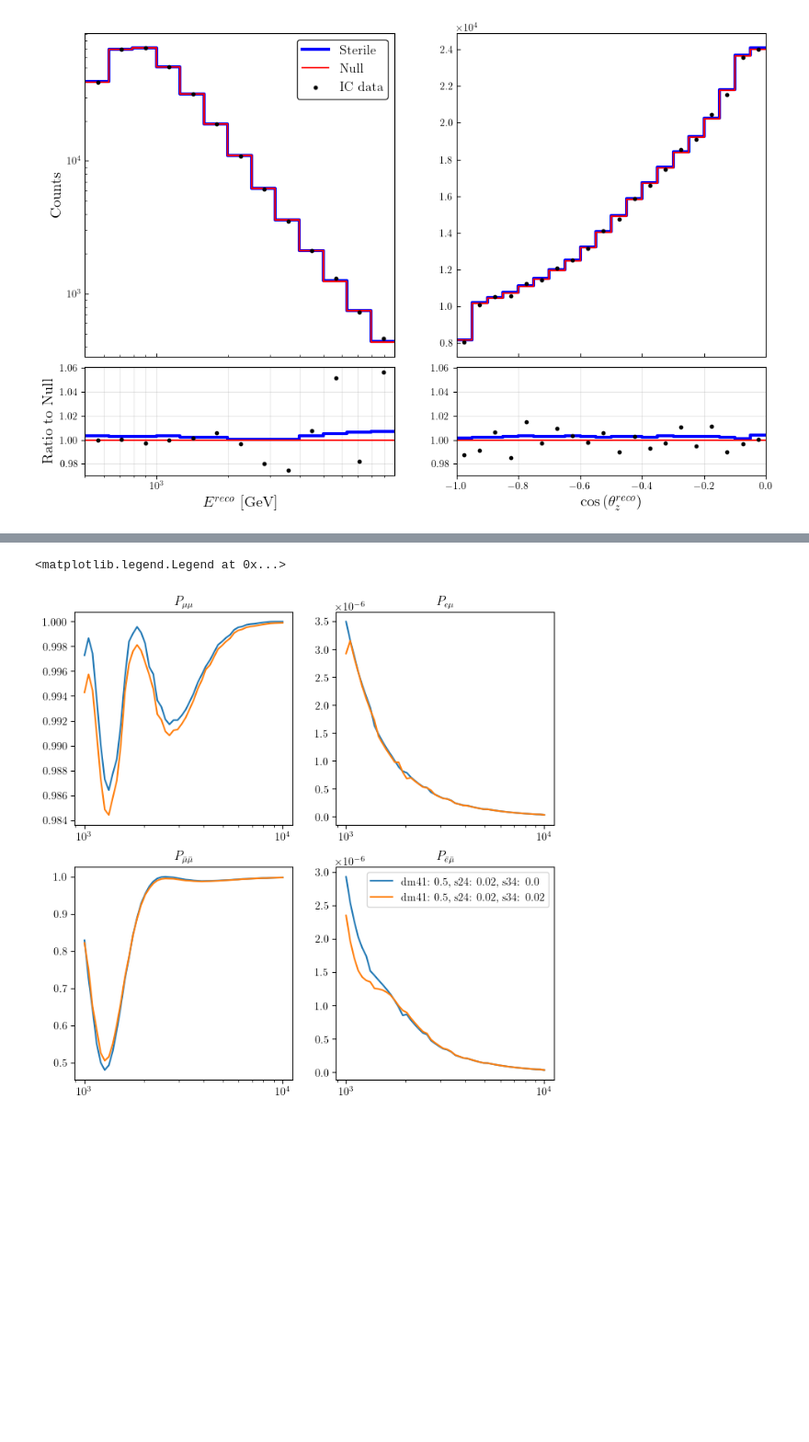
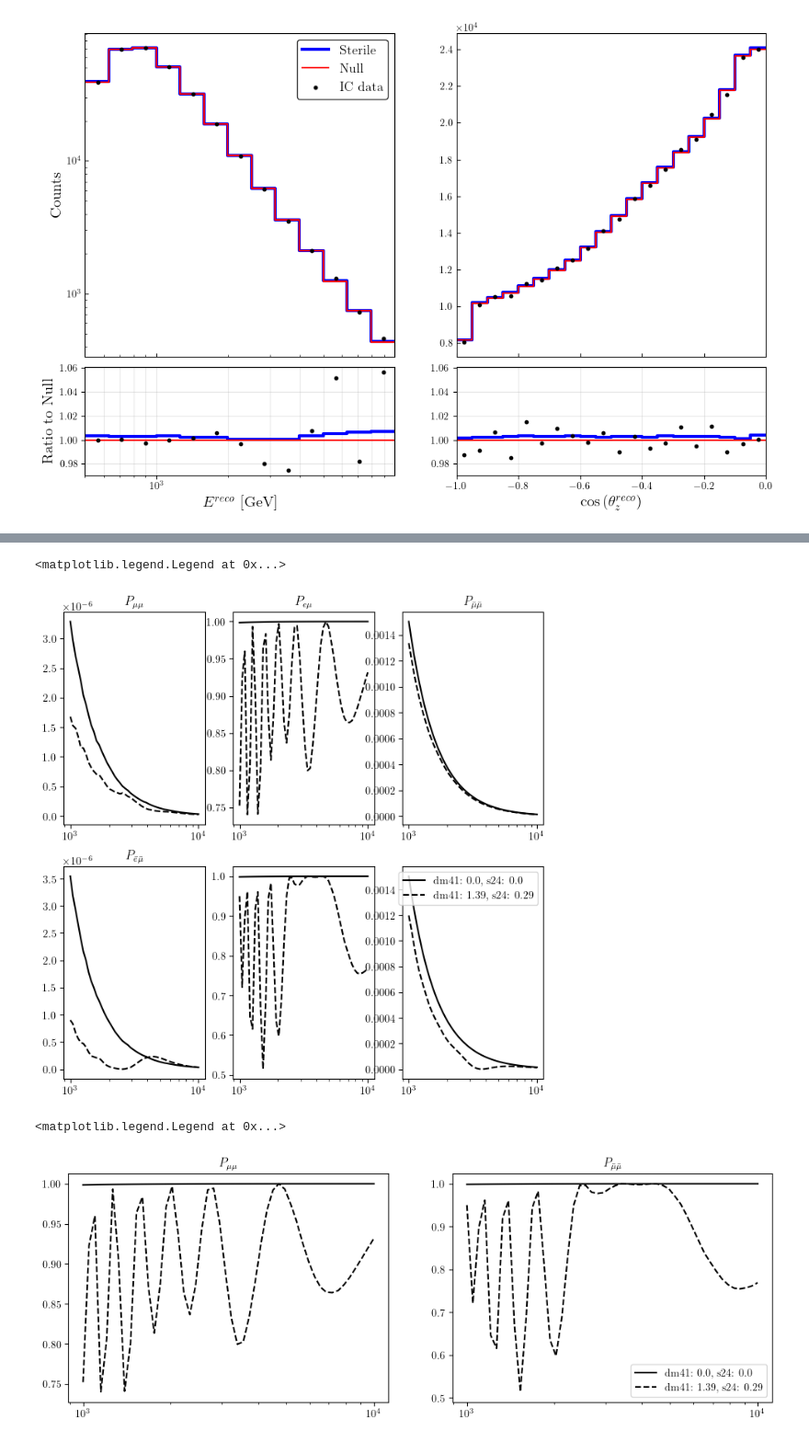
Before and after one commit to Sjoeborg/thesis, a Jupyter notebook: notebooks/event_processing.ipynb, the cells around one changed output, grey strips where cells are left out. Shown at 92% size. Drawn from its saved outputs; the diff is of its cells as text; code cells hidden in the pictures; blank space fills up the shorter version.

```diff
--- a/notebooks/event_processing.ipynb
+++ b/notebooks/event_processing.ipynb
@@ -256,37 +282,77 @@ savethesis(fig, 'final_rate_plot')
 # %%
 # Plots for Smirnov 2013
-from plotter import P_over_E_parameter
-temp_params = list_of_params(ic_params, np.array([0.5]), np.array([0.02]), np.array([0,0.02]))
-Pam = P_over_E_parameter('m', param_dict_list=temp_params, E_range=np.logspace(3,4,50), theta_i = np.pi - np.arccos(-1), ndim = 4, anti=True)
-Pm = P_over_E_parameter('m', param_dict_list=temp_params, E_range=np.logspace(3,4,50), theta_i = np.pi - np.arccos(-1), ndim = 4, anti=False)
-Pe = P_over_E_parameter('e', param_dict_list=temp_params, E_range=np.logspace(3,4,50), theta_i = np.pi - np.arccos(-1), ndim = 4, anti=False)
-Pae = P_over_E_parameter('e', param_dict_list=temp_params, E_range=np.logspace(3,4,50), theta_i = np.pi - np.arccos(-1), ndim = 4, anti=True)
+from src.plotter import P_over_E_parameter
+null_params = ic_params.copy()
+null_params['dm_41'] = 0.
+null_params['theta_24'] = 0.
+temp_params = [null_params, param_list[70]]
+Pam = P_over_E_parameter('m', param_dict_list=temp_params, E=np.logspace(3,4,50), zenith = -1, ndim = 4, anti=True)
+Pm = P_over_E_parameter('m', param_dict_list=temp_params, E=np.logspace(3,4,50), zenith = -1, ndim = 4, anti=False)
+Pe = P_over_E_parameter('e', param_dict_list=temp_params, E=np.logspace(3,4,50), zenith = -1, ndim = 4, anti=False)
+Pae = P_over_E_parameter('e', param_dict_list=temp_params, E=np.logspace(3,4,50), zenith = -1, ndim = 4, anti=True)
+
+Pt = P_over_E_parameter('t', param_dict_list=temp_params, E=np.logspace(3,4,50), zenith = -1, ndim = 4, anti=False)
+Pat = P_over_E_parameter('t', param_dict_list=temp_params, E=np.logspace(3,4,50), zenith = -1, ndim = 4, anti=True)
 
 Pamam = Pam[:,1]
 Pmm = Pm[:,1]
 Pem = Pe[:,1]
 Paeam = Pae[:,1]
+
+Ptm = Pt[:,1]
+Patam = Pat[:,1]
+# %%
+fig, ax = plt.subplots(2,3, figsize=(8,8))
+ax = ax.flatten()
+c = ['k']
+ls = ['solid', 'dashed']
+for i,prob in enumerate(Pmm):
+    ax[1].plot(np.logspace(3,4,50), prob, label=f'dm41: {np.round(temp_params[i]["dm_41"],2)}, s24: {np.round(np.sin(2*temp_params[i]["theta_24"])**2,2)}', c = c[0], ls = ls[i])
+for i,prob in enumerate(Pem):
+    ax[0].plot(np.logspace(3,4,50), prob, label=f'dm41: {np.round(temp_params[i]["dm_41"],2)}, s24: {np.round(np.sin(2*temp_params[i]["theta_24"])**2,2)}', c = c[0], ls = ls[i])
+for i,prob in enumerate(Pamam):
+    ax[4].plot(np.logspace(3,4,50), prob, label=f'dm41: {np.round(temp_params[i]["dm_41"],2)}, s24: {np.round(np.sin(2*temp_params[i]["theta_24"])**2,2)}', c = c[0], ls = ls[i])
+for i,prob in enumerate(Paeam):
+    ax[3].plot(np.logspace(3,4,50), prob, label=f'dm41: {np.round(temp_params[i]["dm_41"],2)}, s24: {np.round(np.sin(2*temp_params[i]["theta_24"])**2,2)}', c = c[0], ls = ls[i])
+
+for i,prob in enumerate(Ptm):
+    ax[2].plot(np.logspace(3,4,50), prob, label=f'dm41: {np.round(temp_params[i]["dm_41"],2)}, s24: {np.round(np.sin(2*temp_params[i]["theta_24"])**2,2)}', c = c[0], ls = ls[i])
+for i,prob in enumerate(Patam):
+    ax[5].plot(np.logspace(3,4,50), prob, label=f'dm41: {np.round(temp_params[i]["dm_41"],2)}, s24: {np.round(np.sin(2*temp_params[i]["theta_24"])**2,2)}', c = c[0], ls = ls[i])
+
+
+ax[0].set_xscale('log')
+ax[1].set_xscale('log')
+ax[2].set_xscale('log')
+ax[3].set_xscale('log')
+ax[4].set_xscale('log')
+ax[5].set_xscale('log')
+
+ax[0].set_title('$P_{\mu\mu}$')
+ax[1].set_title('$P_{e\mu}$')
+ax[2].set_title('$P_{\\bar{\mu}\\bar{\mu}}$')
+ax[3].set_title('$P_{\\bar{e}\\bar{\mu}}$')
+plt.legend()
+# %% [output]
+<matplotlib.legend.Legend at 0x...>
+[figure, added]
 # %%
-fig, ax = plt.subplots(2,2, figsize=(8,8))
+fig, ax = plt.subplots(1,2, figsize=(12,4))
 ax = ax.flatten()
+c = ['k']
+ls = ['solid', 'dashed']
 for i,prob in enumerate(Pmm):
-    ax[0].plot(np.logspace(3,4,50), prob, label=f'dm41: {np.round(temp_params[i]["dm_41"],2)}, s24: {np.round(np.sin(2*temp_params[i]["theta_24"])**2,2)}, s34: {np.round(np.sin(2*temp_params[i]["theta_34"])**2,2)}')
-for i,prob in enumerate(Pem):
-    ax[1].plot(np.logspace(3,4,50), prob, label=f'dm41: {np.round(temp_params[i]["dm_41"],2)}, s24: {np.round(np.sin(2*temp_params[i]["theta_24"])**2,2)}, s34: {np.round(np.sin(2*temp_params[i]["theta_34"])**2,2)}')
+    ax[0].plot(np.logspace(3,4,50), prob, label=f'dm41: {np.round(temp_params[i]["dm_41"],2)}, s24: {np.round(np.sin(2*temp_params[i]["theta_24"])**2,2)}', c = c[0], ls = ls[i])
 for i,prob in enumerate(Pamam):
-    ax[2].plot(np.logspace(3,4,50), prob, label=f'dm41: {np.round(temp_params[i]["dm_41"],2)}, s24: {np.round(np.sin(2*temp_params[i]["theta_24"])**2,2)}, s34: {np.round(np.sin(2*temp_params[i]["theta_34"])**2,2)}')
-for i,prob in enumerate(Paeam):
-    ax[3].plot(np.logspace(3,4,50), prob, label=f'dm41: {np.round(temp_params[i]["dm_41"],2)}, s24: {np.round(np.sin(2*temp_params[i]["theta_24"])**2,2)}, s34: {np.round(np.sin(2*temp_params[i]["theta_34"])**2,2)}')
+    ax[1].plot(np.logspace(3,4,50), prob, label=f'dm41: {np.round(temp_params[i]["dm_41"],2)}, s24: {np.round(np.sin(2*temp_params[i]["theta_24"])**2,2)}', c = c[0], ls = ls[i])
+
+
 ax[0].set_xscale('log')
 ax[1].set_xscale('log')
-ax[2].set_xscale('log')
-ax[3].set_xscale('log')
 
 ax[0].set_title('$P_{\mu\mu}$')
-ax[1].set_title('$P_{e\mu}$')
-ax[2].set_title('$P_{\\bar{\mu}\\bar{\mu}}$')
-ax[3].set_title('$P_{\\bar{e}\\bar{\mu}}$')
+ax[1].set_title('$P_{\\bar{\mu}\\bar{\mu}}$')
 plt.legend()
 # %% [output]
 <matplotlib.legend.Legend at 0x...>
-[figure, old version]
+[figure, new version]
```
Also changed, not shown: parts of 2 cells of this notebook, 11 other files.
